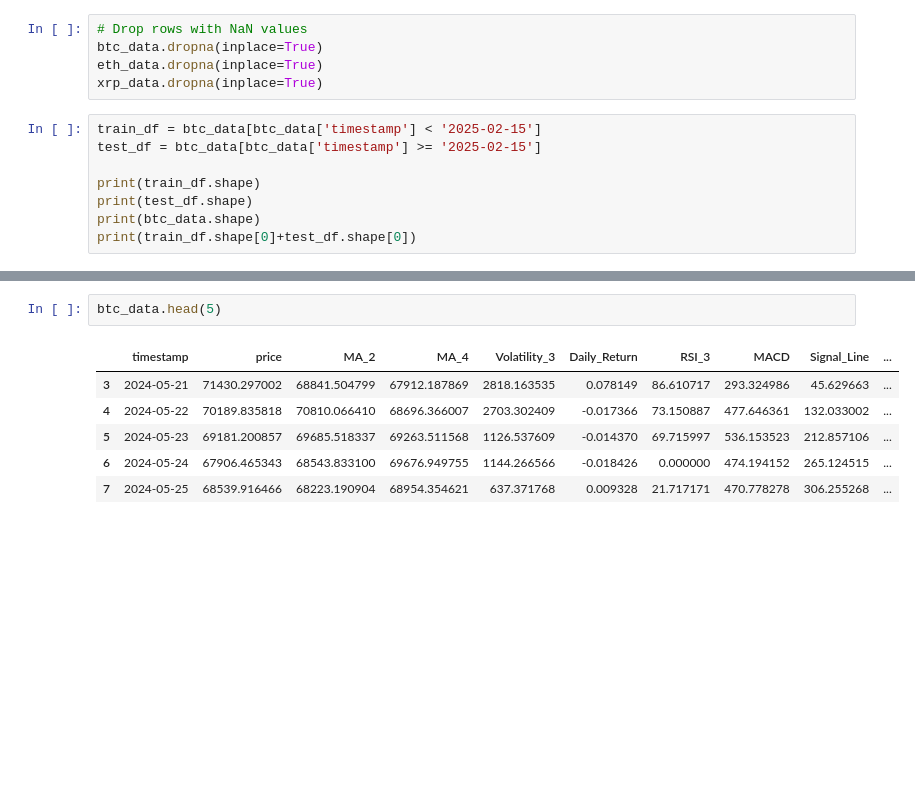
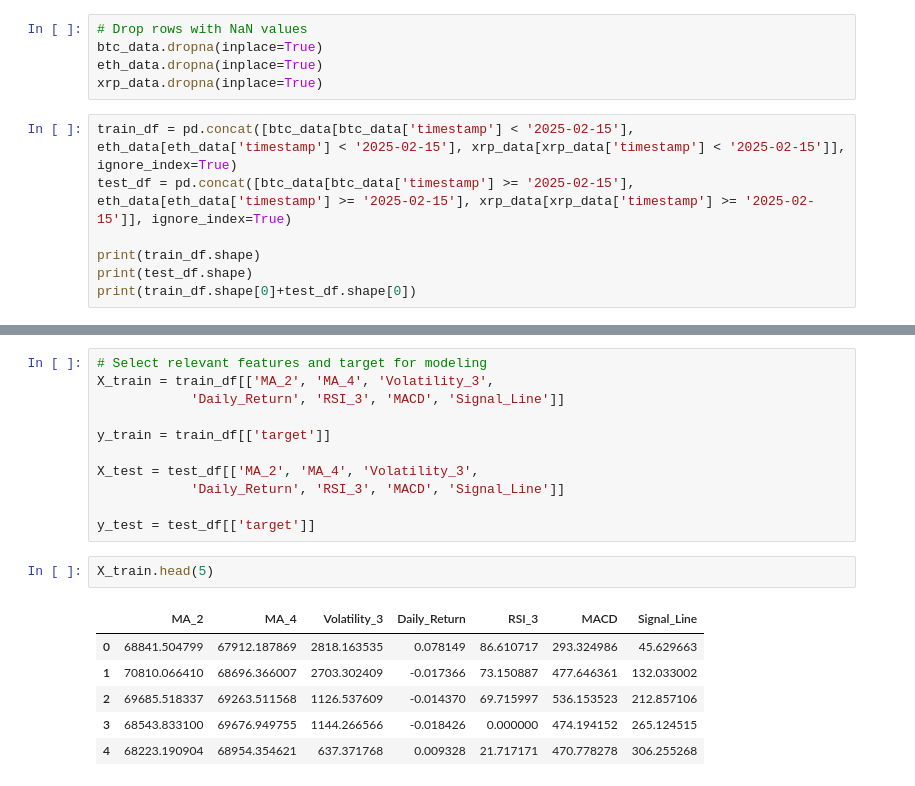
Before and after one commit to isg-data/crypto_wanga, a Jupyter notebook: main_pred.ipynb, the cells around one changed output, grey strips where cells are left out. Drawn from its saved outputs; the diff is of its cells as text; blank space fills up the shorter version.

```diff
--- a/main_pred.ipynb
+++ b/main_pred.ipynb
@@ -272,11 +272,10 @@ btc_data.dropna(inplace=True)
 eth_data.dropna(inplace=True)
 xrp_data.dropna(inplace=True)
 # %%
-train_df = btc_data[btc_data['timestamp'] < '2025-02-15']
-test_df = btc_data[btc_data['timestamp'] >= '2025-02-15']
+train_df = pd.concat([btc_data[btc_data['timestamp'] < '2025-02-15'], eth_data[eth_data['timestamp'] < '2025-02-15'], xrp_data[xrp_data['timestamp'] < '2025-02-15']], ignore_index=True)
+test_df = pd.concat([btc_data[btc_data['timestamp'] >= '2025-02-15'], eth_data[eth_data['timestamp'] >= '2025-02-15'], xrp_data[xrp_data['timestamp'] >= '2025-02-15']], ignore_index=True)
 
 print(train_df.shape)
 print(test_df.shape)
-print(btc_data.shape)
 print(train_df.shape[0]+test_df.shape[0])
 # %% [output]
@@ -287,9 +308,20 @@ print(train_df.shape[0]+test_df.shape[0])
+# %%
+# Select relevant features and target for modeling
+X_train = train_df[['MA_2', 'MA_4', 'Volatility_3',
+            'Daily_Return', 'RSI_3', 'MACD', 'Signal_Line']]
+
+y_train = train_df[['target']]
+
+X_test = test_df[['MA_2', 'MA_4', 'Volatility_3',
+            'Daily_Return', 'RSI_3', 'MACD', 'Signal_Line']]
+
+y_test = test_df[['target']]
 # %%
-btc_data.head(5)
+X_train.head(5)
 # %% [output]
-|  | timestamp | price | MA_2 | MA_4 | Volatility_3 | Daily_Return | RSI_3 | MACD | Signal_Line | ... |
-| 3 | 2024-05-21 | 71430.297002 | 68841.504799 | 67912.187869 | 2818.163535 | 0.078149 | 86.610717 | 293.324986 | 45.629663 | ... |
-| 4 | 2024-05-22 | 70189.835818 | 70810.066410 | 68696.366007 | 2703.302409 | -0.017366 | 73.150887 | 477.646361 | 132.033002 | ... |
-| 5 | 2024-05-23 | 69181.200857 | 69685.518337 | 69263.511568 | 1126.537609 | -0.014370 | 69.715997 | 536.153523 | 212.857106 | ... |
-| 6 | 2024-05-24 | 67906.465343 | 68543.833100 | 69676.949755 | 1144.266566 | -0.018426 | 0.000000 | 474.194152 | 265.124515 | ... |
-| 7 | 2024-05-25 | 68539.916466 | 68223.190904 | 68954.354621 | 637.371768 | 0.009328 | 21.717171 | 470.778278 | 306.255268 | ... |
+|  | MA_2 | MA_4 | Volatility_3 | Daily_Return | RSI_3 | MACD | Signal_Line |
+| 0 | 68841.504799 | 67912.187869 | 2818.163535 | 0.078149 | 86.610717 | 293.324986 | 45.629663 |
+| 1 | 70810.066410 | 68696.366007 | 2703.302409 | -0.017366 | 73.150887 | 477.646361 | 132.033002 |
+| 2 | 69685.518337 | 69263.511568 | 1126.537609 | -0.014370 | 69.715997 | 536.153523 | 212.857106 |
+| 3 | 68543.833100 | 69676.949755 | 1144.266566 | -0.018426 | 0.000000 | 474.194152 | 265.124515 |
+| 4 | 68223.190904 | 68954.354621 | 637.371768 | 0.009328 | 21.717171 | 470.778278 | 306.255268 |
```
Also changed, not shown: parts of 2 cells of this notebook.
